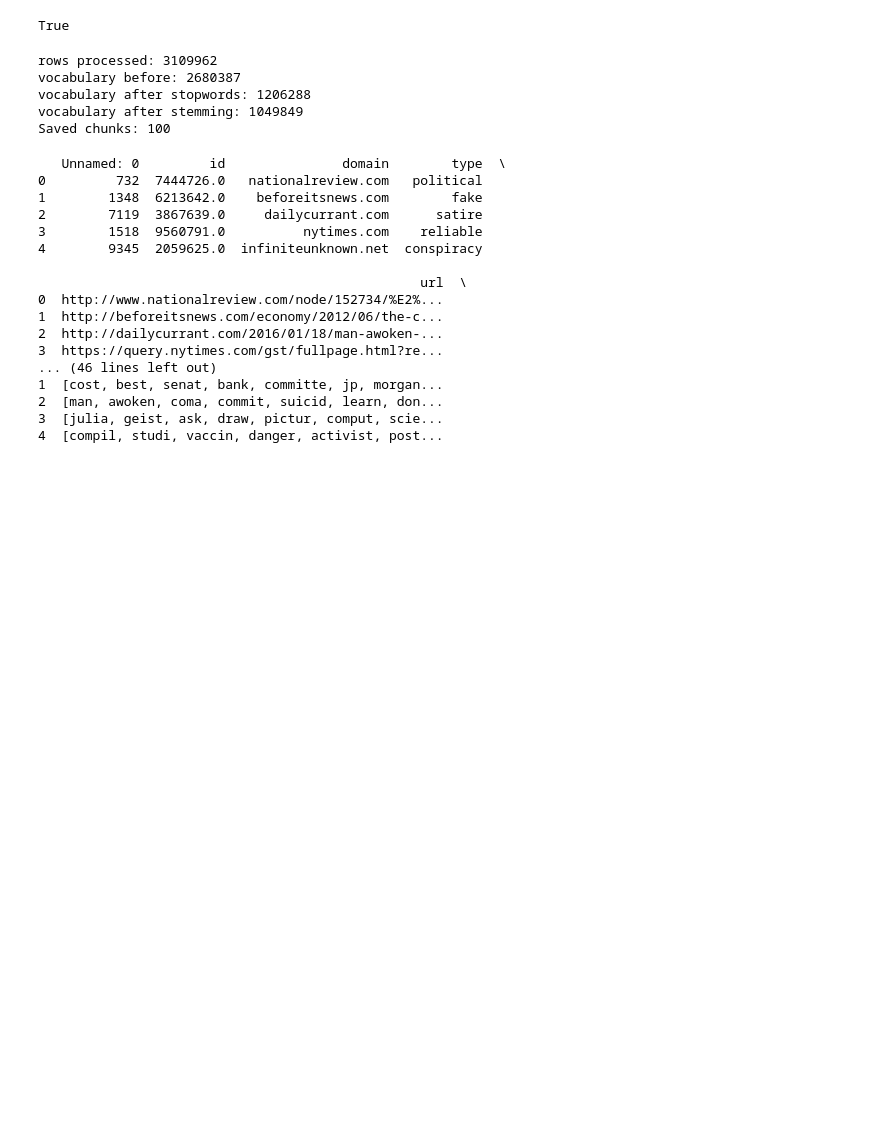
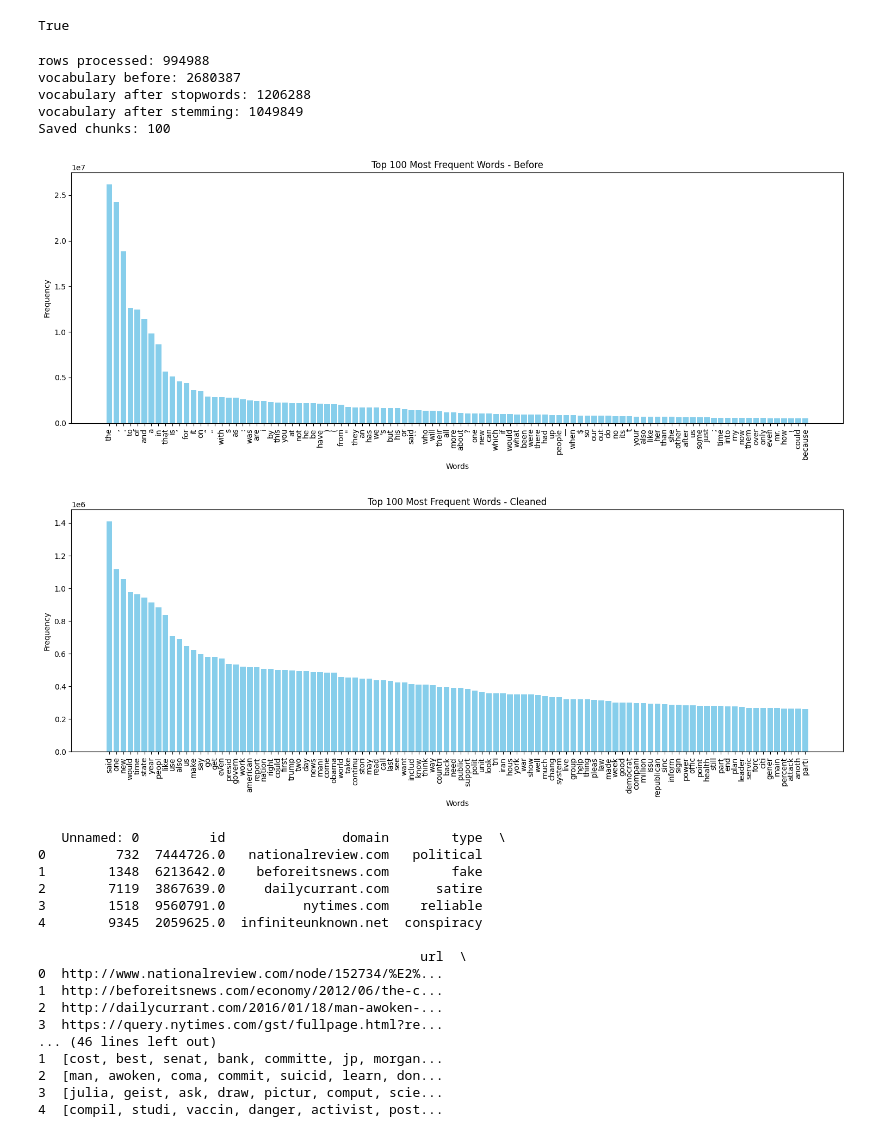
Before and after one commit to valdemark12345/GDS_FakeNewsProject, a Jupyter notebook: Code2_processing_chunks.ipynb, the cells around one changed output. Saved outputs shown, nothing was run; the diff lists cells and outputs as text; code cells hidden in the pictures; blank space fills up the shorter version.

Commit message:
added graph

```diff
--- a/Code2_processing_chunks.ipynb
+++ b/Code2_processing_chunks.ipynb
@@ -120,6 +120,8 @@ for i, chunk in enumerate(tqdm(reader, desc="Processing chunks", total=995000//1
     del chunk_out
     del raw_tokens
 # %%
+import matplotlib.pyplot as plt
+
 summary = {
     "n_rows": stats["n_rows"],
     "n_missing_content": stats["n_missing_content"],
@@ -131,34 +133,64 @@ summary = {
     "reduction_rate_stopwords": 1 - (
         len(stats["unique_tokens_after_stopwords"]) / len(stats["unique_tokens_before"])
         if len(stats["unique_tokens_before"]) > 0 else 1
     ),
     "reduction_rate_stemming": 1 - (
         len(stats["unique_tokens_after_stemming"]) / len(stats["unique_tokens_after_stopwords"])
         if len(stats["unique_tokens_after_stopwords"]) > 0 else 1
     ),
     "top_100_before": stats["top_words_before"].most_common(100),
     "top_100_after_stopwords": stats["top_words_after_stopwords"].most_common(100),
     "top_100_after_stemming": stats["top_words_after_stemming"].most_common(100),
     "chunk_files": chunk_files,
 }
 
 with open("task2_summary.pkl", "wb") as f:
     pickle.dump(summary, f)
 
 with open("task2_summary.json", "w") as f:
     json.dump(summary, f, indent=2)
 
 print("rows processed:", summary["n_rows"])
 print("vocabulary before:", summary["vocab_size_before"])
 print("vocabulary after stopwords:", summary["vocab_size_after_stopwords"])
 print("vocabulary after stemming:", summary["vocab_size_after_stemming"])
 print("Saved chunks:", len(chunk_files))
+
+words_default = [w for w, c in summary["top_100_before"]]
+counts_default = [c for w, c in summary["top_100_before"]]
+
+words_cleaned = [w for w, c in summary["top_100_after_stemming"]]
+counts_cleaned = [c for w, c in summary["top_100_after_stemming"]]
+
+
+
+# Plot the bar chart of before
+plt.figure(figsize=(15, 6))
+plt.bar( words_default, counts_default, color='skyblue')
+plt.xticks(rotation=90)
+plt.xlabel('Words')
+plt.ylabel('Frequency')
+plt.title('Top 100 Most Frequent Words - Before')
+plt.tight_layout()
+plt.show()
+
+# Plot the bar chart of after
+plt.figure(figsize=(15, 6))
+plt.bar(words_cleaned, counts_cleaned, color='skyblue')
+plt.xticks(rotation=90)
+plt.xlabel('Words')
+plt.ylabel('Frequency')
+plt.title('Top 100 Most Frequent Words - Cleaned')
+plt.tight_layout()
+plt.show()
 # %% [output]
-rows processed: 3109962
+rows processed: 994988
 vocabulary before: 2680387
 vocabulary after stopwords: 1206288
 vocabulary after stemming: 1049849
 Saved chunks: 100
+[figure, added]
+[figure, added]
 # %%
 #Tjek en chunk
 df1 = pd.read_pickle("processed_chunks/chunk_000.pkl")
```
